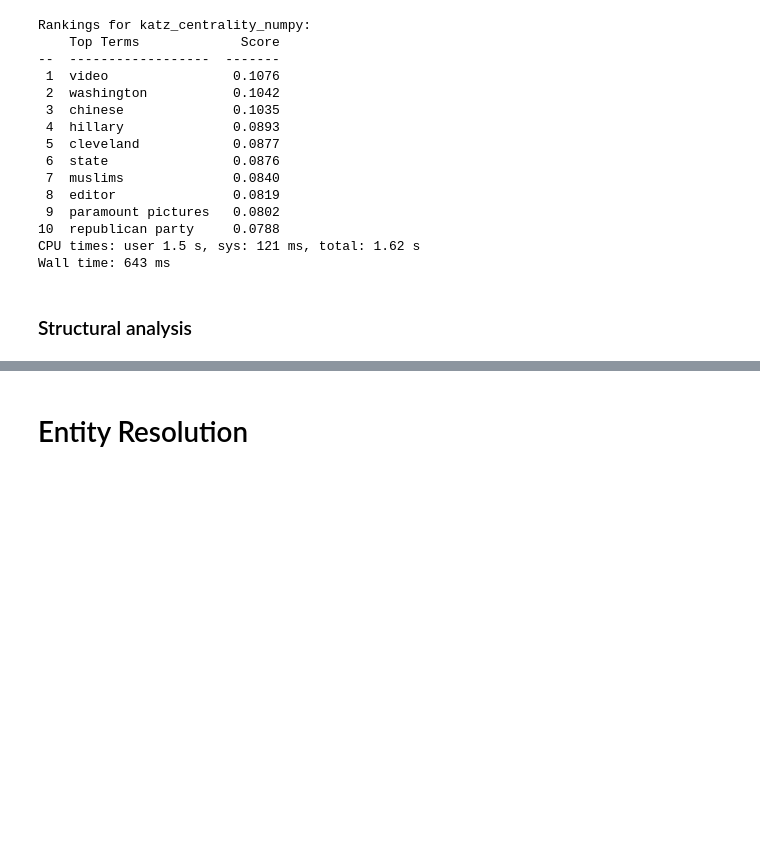
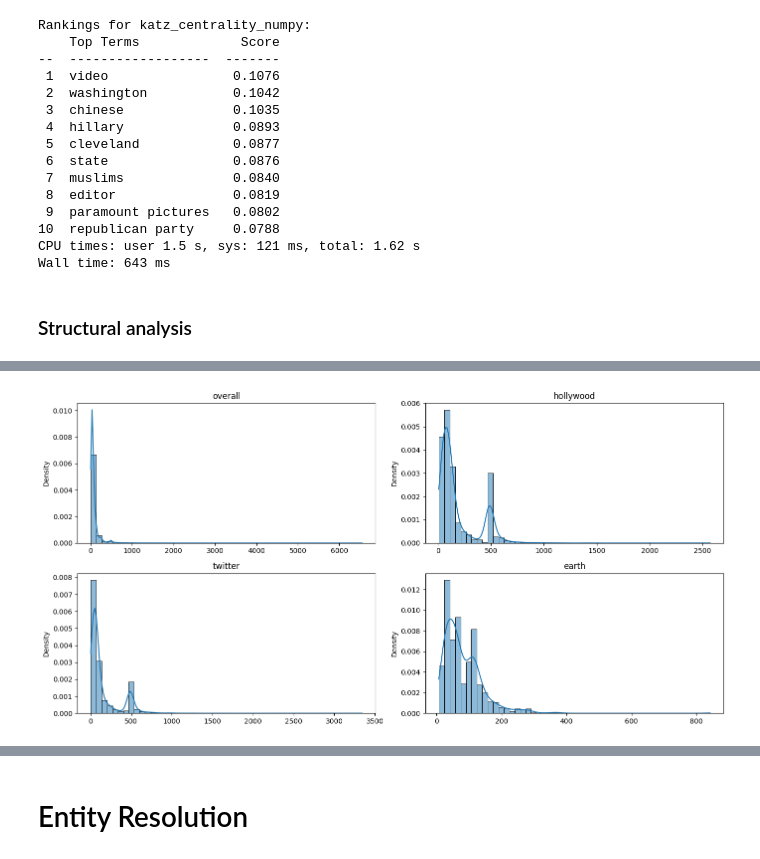
Before and after one commit to rjafarau/atap, a Jupyter notebook: python/source/09_Graph_Analysis_of_Text.ipynb, the cells around one changed output, grey strips where cells are left out. Drawn from its saved outputs; the diff is of its cells as text; code cells hidden in the pictures; blank space fills up the shorter version.

```diff
--- a/python/source/09_Graph_Analysis_of_Text.ipynb
+++ b/python/source/09_Graph_Analysis_of_Text.ipynb
@@ -513,0 +527,14 @@ Wall time: 643 ms
+# %%
+T = nx.ego_graph(G, 'twitter')
+E = nx.ego_graph(G, 'earth')
+# %%
+fig, ((ax1, ax2), (ax3, ax4)) = plt.subplots(2, 2, figsize=(14, 7))
+for ax, graph, title in [(ax1, G, 'overall'), (ax2, H, 'hollywood'),
+                         (ax3, T, 'twitter'), (ax4, E, 'earth')]:
+    sns.histplot([graph.degree(v) for v in graph.nodes()],
+                 kde=True, stat="density", bins=50, ax=ax)
+    ax.set_title(title)
+plt.tight_layout()
+plt.show()
+# %% [output]
+[figure, added]
```
Also changed, not shown: parts of 6 cells of this notebook, 1 other file.
